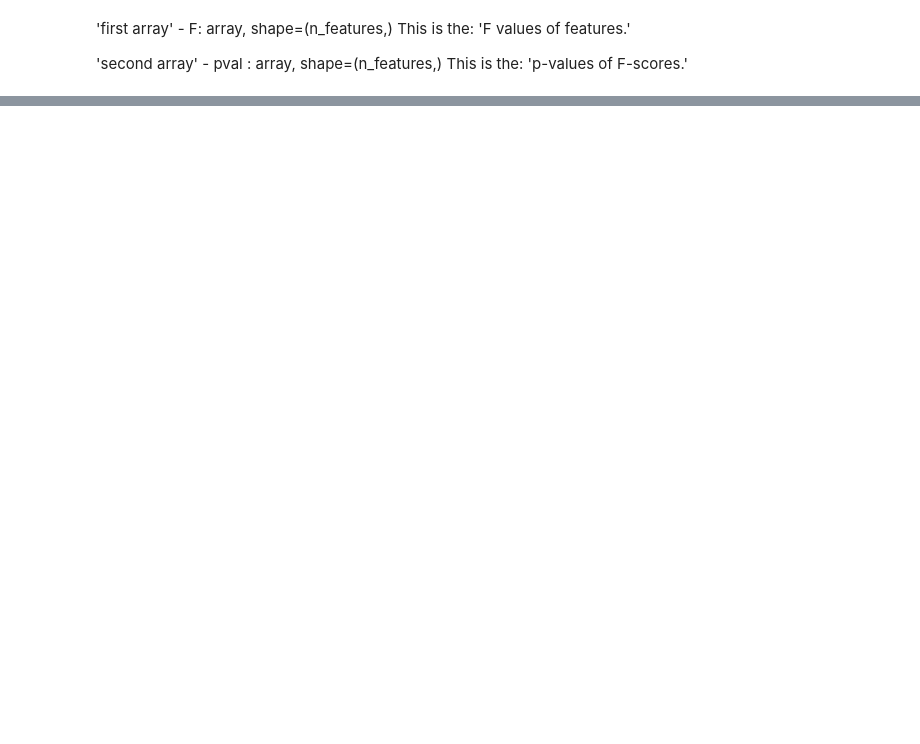
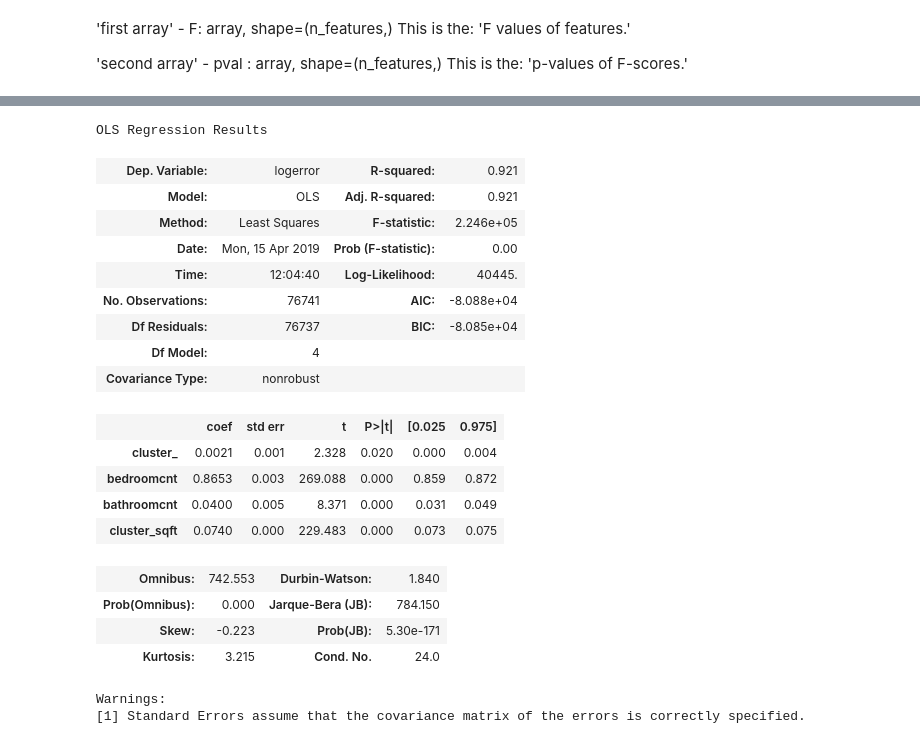
Before and after one commit to HackneyChad/clustering, a Jupyter notebook: explore_zillow.ipynb, the cells around one changed output, grey strips where cells are left out. Drawn from its saved outputs; the diff is of its cells as text; code cells hidden in the pictures; blank space fills up the shorter version.

```diff
--- a/explore_zillow.ipynb
+++ b/explore_zillow.ipynb
@@ -1285,0 +1472,26 @@ This is the: 'p-values of F-scores.'
+# %%
+ols_model = sm.OLS(y_train, X_train[['cluster_','bedroomcnt','bathroomcnt', 'cluster_sqft']])
+fit = ols_model.fit()
+fit.summary()
+# %% [output]
+OLS Regression Results
+| Dep. Variable: | logerror | R-squared: | 0.921 |
+| Model: | OLS | Adj. R-squared: | 0.921 |
+| Method: | Least Squares | F-statistic: | 2.246e+05 |
+| Date: | Mon, 15 Apr 2019 | Prob (F-statistic): | 0.00 |
+| Time: | 12:04:40 | Log-Likelihood: | 40445. |
+| No. Observations: | 76741 | AIC: | -8.088e+04 |
+| Df Residuals: | 76737 | BIC: | -8.085e+04 |
+| Df Model: | 4 |  |  |
+| Covariance Type: | nonrobust |  |  |
+|  | coef | std err | t | P>|t| | [0.025 | 0.975] |
+| cluster_ | 0.0021 | 0.001 | 2.328 | 0.020 | 0.000 | 0.004 |
+| bedroomcnt | 0.8653 | 0.003 | 269.088 | 0.000 | 0.859 | 0.872 |
+| bathroomcnt | 0.0400 | 0.005 | 8.371 | 0.000 | 0.031 | 0.049 |
+| cluster_sqft | 0.0740 | 0.000 | 229.483 | 0.000 | 0.073 | 0.075 |
+| Omnibus: | 742.553 | Durbin-Watson: | 1.840 |
+| Prob(Omnibus): | 0.000 | Jarque-Bera (JB): | 784.150 |
+| Skew: | -0.223 | Prob(JB): | 5.30e-171 |
+| Kurtosis: | 3.215 | Cond. No. | 24.0 |
+Warnings:
+[1] Standard Errors assume that the covariance matrix of the errors is correctly specified.
```
Also changed, not shown: parts of 71 cells of this notebook.
